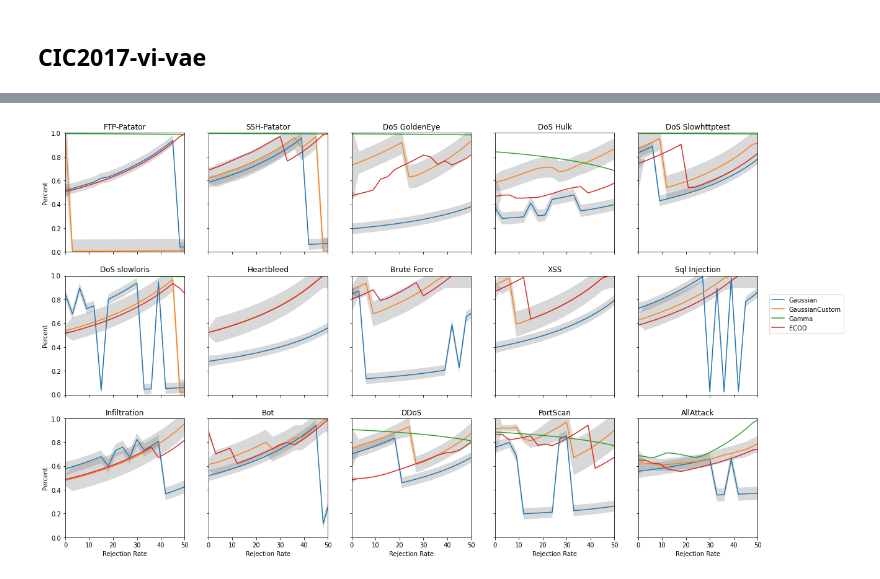
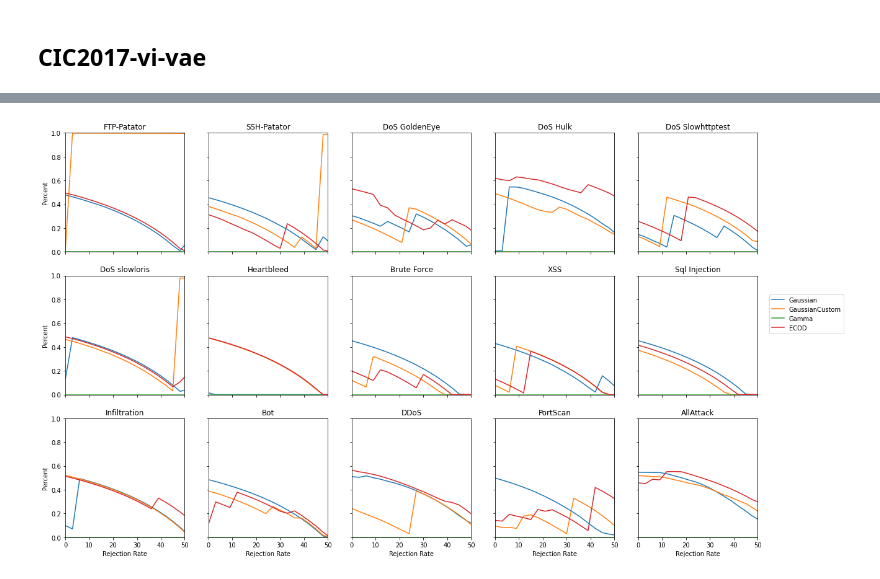
Before and after one commit to yang24feifei/BAE-BVAE-IDS, a Jupyter notebook: plotsTool.ipynb, the cells around one changed output, grey strips where cells are left out. Drawn from its saved outputs; the diff is of its cells as text; code cells hidden in the pictures.

```diff
--- a/plotsTool.ipynb
+++ b/plotsTool.ipynb
@@ -35,0 +56,2 @@ attack_types={0:"BENIGN",1:"FTP-Patator", 2:"SSH-Patator", 3:"DoS GoldenEye", 4:
+# %%
+distribution_types=['G1','G2', 'Triang','GC', 'Uniform','Gamma','T','ECDF','ECOD', 'Poisson']
@@ -648,11 +2656,11 @@ plotscatter4(allgains2)
 # %%
 # 1.compare 3 uncertainty in one model
-modelfilename='BAEcic2017-5-vi-latent-mae+allmetrics.csv'   #  'BAEmcdropout_UNSW-NB15_L64_gaussian_none_wd1-allmetrics.csv' dicplotsnpy3
+modelfilename='BDLunsw9-vi-vae-diag-bce+allmetrics.csv'   #  'BAEmcdropout_UNSW-NB15_L64_gaussian_none_wd1-allmetrics.csv' dicplotsnpy3
 gainstotal=[]
 gainsalea=[]
 gainsepis=[]
 gainindex=8  #,7,8,9   # 6:gainavgaccu    7:gainavgauc    8:gainaccu    9:gainauc
-metricname=  'GaussianCustom'   # 'Gaussian1'  #  'ECODLinear'   #
+metricname=  'Triang'   # 'Gaussian1'  #  'ECODLinear'   #
 pd_reader=pd.read_csv(dicplotsnpy+modelfilename,header=0 ,index_col=1)
 
 for each in range(1,len( attack_types)):
@@ -1521,7 +4394,7 @@ for indtype in range(1,len( attack_types)):
                 pd_reader=pd.read_csv(diccsv+each)
                 init=0
 
-                probname='ECODLinear'  # 'GaussianCustom' # 'Gaussian1'#
+                probname='Gaussian1'#  'ECODLinear'  # 'GaussianCustom' #
 
                 if each=='BAEcic2017-3-vi-vae-norm-Tril-bce+allmetrics-forGC-no.csv':
                     probname='GaussianCustom'
@@ -1535,9 +4408,11 @@ for indtype in range(1,len( attack_types)):
                             xx=pd_reader.iloc[i+2,1:].astype(int)
                             y_uncer=pd_reader.iloc[i+15,1:].astype(np.float16)
                             #plot_title=pd_reader.iloc[i+2,0]
-                            #y_values=pd_reader.iloc[i+3,1:].astype(np.float16)  # AUC
+                            y_values=pd_reader.iloc[i+3,1:].astype(np.float16)  # AUC
 
-                            y_values=pd_reader.iloc[i+9,1:].astype(np.float16)  # Accu
+                            #y_values=pd_reader.iloc[i+9,1:].astype(np.float16)  # Accu
+
+                            #y_values=np.where(y_values==0,1,y_values)
 
                             axes[(indtype-1)//5,(indtype-1)%5].plot(xx,y_values,label=thislabel)
                             #ax1.fill_between(xx,y_values-y_uncer,y_values+y_uncer,alpha=0.3,facecolor='grey')
@@ -1570,7 +4443,9 @@ pd_ECOD=pd.read_csv('../../venv/MyBayesian/plots-4/BAEcic2017-3-drop-vae-Tril-bc
 #pd_GC=pd_ECOD
 pd_GC=pd.read_csv('../../venv/MyBayesian/plots-4/BAEcic2017-3-drop-vae-Tril-bce+allmetrics666.csv' )
 pd_Gamma=pd.read_csv('../../venv/MyBayesian/plots-4/BAEcic2017-3-drop-vae-Tril-bce+allmetrics555.csv' )
-pd_G1=pd.read_csv('../../venv/MyBayesian/plots-4/BAEcic2017-3-drop-vae-Tril-bce+allmetrics666.csv' )
+#pd_G1=pd.read_csv('../../venv/MyBayesian/plots-4/BAEcic2017-3-drop-vae-Tril-bce+allmetrics666.csv' )
+pd_G1=pd.read_csv('../../venv/MyBayesian/plots/BAEcic2017-5-drop-vae-norm-Tril-KLregu-mae+allmetrics.csv' )
+
 #print(pd_reader.head())
 
 
@@ -1641,7 +4516,7 @@ for each in range(1,len( attack_types)):
         flag=False
         if '+' in pd_G1.iloc[i,0] and pd_G1.iloc[i,0].split('+')[1].split('.')[0]==attack_types[each]:
             if 'Gaussian1'==pd_G1.iloc[i,0].split('+')[0]:
-                legendd='Gaussian1'
+                legendd='Gaussian'
                 #fig_title=pd_reader.iloc[i,0]
                 try:
                     xx=pd_G1.iloc[i+2,1:].astype(int)
@@ -1747,7 +4608,6 @@ for each in range(1,len( attack_types)):
 # plot comparision in different model of each type
 fig, axes= pyplot.subplots(3, 5,figsize=(20,12),sharex=True,sharey=True)
 #fig.suptitle('Comparisons of ' )
-#diccsv='csvsUNSW/'
 for indtype in range(1,len( attack_types)):
     axes[(indtype-1)//5,(indtype-1)%5].set_title(attack_types2[indtype] )  #
     #############################################    plot G1
@@ -1765,10 +4625,10 @@ for indtype in range(1,len( attack_types)):
                 y_uncer=pd_G1.iloc[i+15,1:].astype(np.float16)
 
                 #plot_title=pd_G1.iloc[i+2,0]
-                #y_values=pd_G1.iloc[i+3,1:].astype(np.float16)  # AUC
+                y_values=pd_G1.iloc[i+3,1:].astype(np.float16)  # AUC
                  # ACCU
-                y_values=pd_G1.iloc[i+9,1:].astype(np.float16)
-
+                #y_values=pd_G1.iloc[i+9,1:].astype(np.float16)
+                #y_values=pd_G1.iloc[i+7,1:].astype(np.float16) # fpr
                 yyy=y_values
                 xxx=xx
                 part_uncer=y_uncer
@@ -1782,6 +4642,7 @@ for indtype in range(1,len( attack_types)):
                         break
                         '''
                 axes[(indtype-1)//5,(indtype-1)%5].plot(xxx,yyy,label=legendd)
+
                 axes[(indtype-1)//5,(indtype-1)%5].fill_between(xxx,yyy-np.absolute(part_uncer)/2,yyy+np.absolute(part_uncer)/2,alpha=0.3,facecolor='grey')
                 axes[(indtype-1)//5,0].set(ylabel='Percent')
 
@@ -1804,10 +4665,11 @@ for indtype in range(1,len( attack_types)):
                 y_uncer=pd_GC.iloc[i+15,1:].astype(np.float16)
 
                 #plot_title=pd_GC.iloc[i+2,0]
-                #y_values=pd_GC.iloc[i+3,1:].astype(np.float16)  #auc
+                y_values=pd_GC.iloc[i+3,1:].astype(np.float16)  #auc
 
                 # ACCU
-                y_values=pd_GC.iloc[i+9,1:].astype(np.float16)
+                #y_values=pd_GC.iloc[i+9,1:].astype(np.float16)
+                #y_values=pd_GC.iloc[i+7,1:].astype(np.float16)     #fpr
                 yyy=y_values
                 xxx=xx
                 part_uncer=y_uncer
@@ -1844,10 +4706,11 @@ for indtype in range(1,len( attack_types)):
 
                 y_uncer=pd_Gamma.iloc[i+15,1:].astype(np.float16)
                 #plot_title=pd_ECOD.iloc[i+2,0]
-                #y_values=pd_Gamma.iloc[i+3,1:].astype(np.float16)   # AUC
+                y_values=pd_Gamma.iloc[i+3,1:].astype(np.float16)   # AUC
 
                 # ACCU
-                y_values=pd_Gamma.iloc[i+9,1:].astype(np.float16)
+                #y_values=pd_Gamma.iloc[i+9,1:].astype(np.float16)
+                #y_values=pd_Gamma.iloc[i+7,1:].astype(np.float16)    # fpr
                 yyy=y_values
                 xxx=xx
                 part_uncer=y_uncer
@@ -1884,10 +4747,11 @@ for indtype in range(1,len( attack_types)):
                 y_uncer=pd_ECOD.iloc[i+15,1:].astype(np.float16)
 
                 #plot_title=pd_ECOD.iloc[i+2,0]
-                #y_values=pd_ECOD.iloc[i+3,1:].astype(np.float16)   #auc
+                y_values=pd_ECOD.iloc[i+3,1:].astype(np.float16)   #auc
 
                 # ACCU
-                y_values=pd_ECOD.iloc[i+9,1:].astype(np.float16)
+                #y_values=pd_ECOD.iloc[i+9,1:].astype(np.float16)
+                #y_values=pd_ECOD.iloc[i+7,1:].astype(np.float16)       # fpr
                 yyy=y_values
                 xxx=xx
                 part_uncer=y_uncer
@@ -1897,31 +4761,31 @@ for indtype in range(1,len( attack_types)):
                     if np.abs((y_values[ind-1]-y_values[ind]))>0.6:
                         yyy=y_values[:(ind-1)]
                         xxx=xx[:(ind-1)]
                         part_uncer=y_uncer[:(ind-1)]
                         break
                         '''
                 axes[(indtype-1)//5,(indtype-1)%5].plot(xxx,yyy,label=legendd)
                 axes[(indtype-1)//5,(indtype-1)%5].fill_between(xxx,yyy-np.absolute(part_uncer)/2,yyy+np.absolute(part_uncer)/2,alpha=0.3,facecolor='grey')
                 axes[(indtype-1)//5,0].set(ylabel='Percent')
                 if indtype>5:
                     axes[(indtype-1)//5,(indtype-1)%5].set(xlabel='Rejection Rate')
 
                 i=i+18*3
                 flag=True
         if not flag:
             i=i+1
 
 handles, labels = axes[0,2].get_legend_handles_labels()
 fig.legend(handles, labels, loc="lower right" , bbox_to_anchor=(1,0.5))
 
 for ax in fig.get_axes():
     ax.label_outer()
     ax.set_xlim(0,50)
     ax.set_ylim(0,1)
 
 #nowtime=datetime.datetime.now()
 #nowtime=str(nowtime.year)+str(nowtime.month)+str(nowtime.day)+str(nowtime.hour)
 pyplot.savefig('plots/'+"cic-allprobs.png")
 pyplot.show()
 # %% [output]
-[figure, old version]
+[figure, new version]
```
Also changed, not shown: parts of 97 cells of this notebook, 4 other files.
